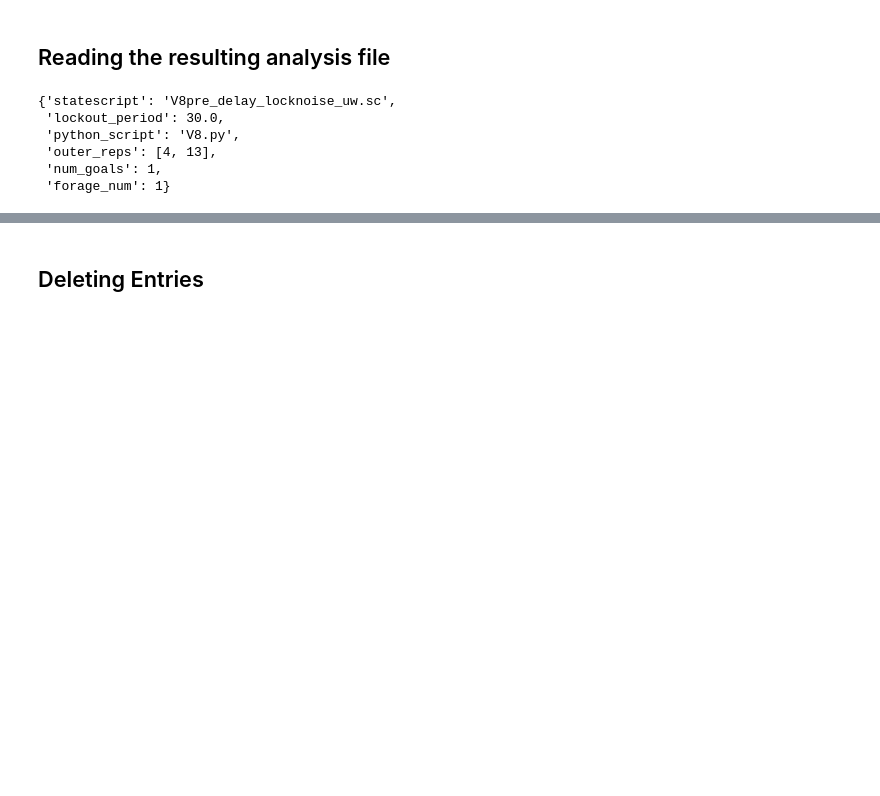
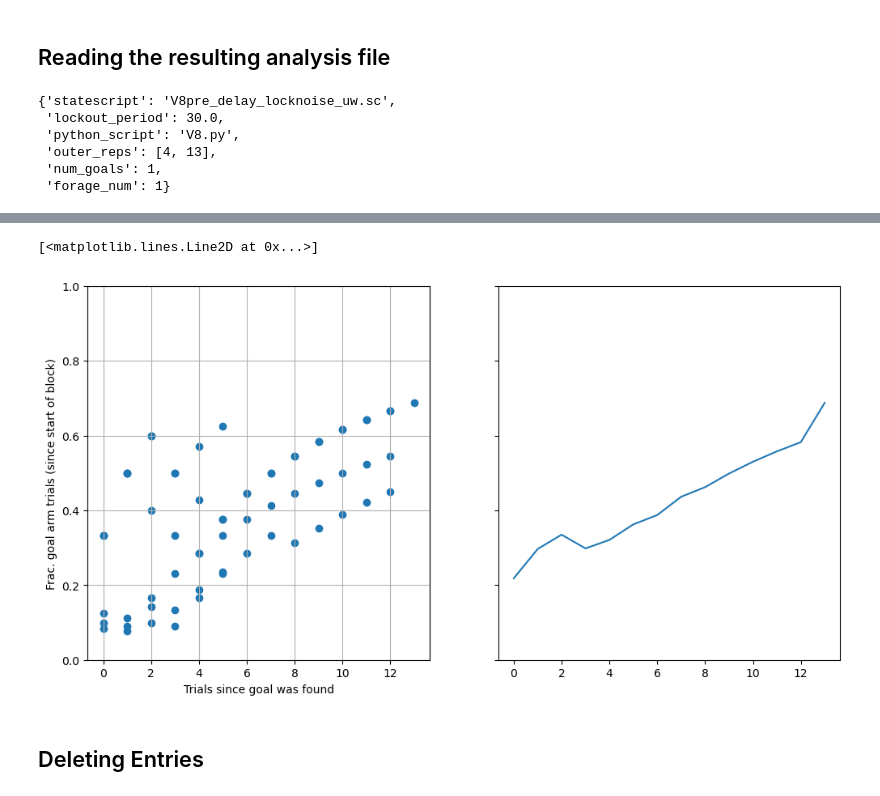
Before and after one commit to gillespielab/gl_spyglass, a Jupyter notebook: notebooks/TrialInfo.ipynb, the cells around one changed output, grey strips where cells are left out. Saved outputs shown, nothing was run; the diff lists cells and outputs as text; code cells hidden in the pictures; blank space fills up the shorter version.

```diff
--- a/notebooks/TrialInfo.ipynb
+++ b/notebooks/TrialInfo.ipynb
@@ -104,3 +201,21 @@ restr = {"nwb_file_name": nwb_file_name, "epoch": 4}
+# %%
+fig, (ax1, ax2) = plt.subplots(1, 2, figsize=(12,6), sharex=True, sharey=True)
+
+mask = trials_since_found >= 0
+
+ax1.scatter(trials_since_found[mask], rr_since_found[mask])
+ax1.set_xlabel("Trials since goal was found")
+ax1.set_ylabel("Frac. goal arm trials (since start of block)")
+ax1.set_ylim(0, 1)
+ax1.grid()
+# averaging goal fraction across trials of the same distance from the last goal change
+tmp = pd.DataFrame(data={"since_goal_found": trials_since_found[mask], "goal_fraction": rr_since_found[mask]})
+avg_goal_fraction = tmp.groupby("since_goal_found").mean().to_numpy().flatten()
+
+ax2.plot(np.unique(trials_since_found[mask]), avg_goal_fraction)
+# %% [output]
+[<matplotlib.lines.Line2D at 0x...>]
+[figure, added]
 # %% [markdown]
 ## Deleting Entries
 # %%
```
Also changed, not shown: parts of 12 cells of this notebook.
